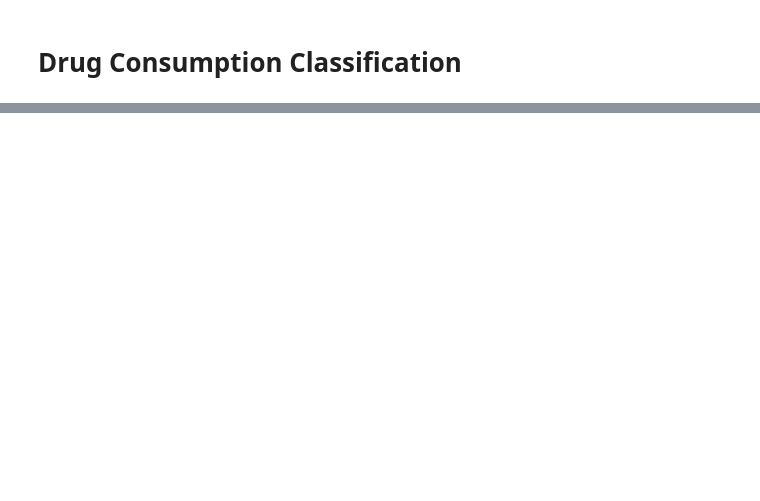
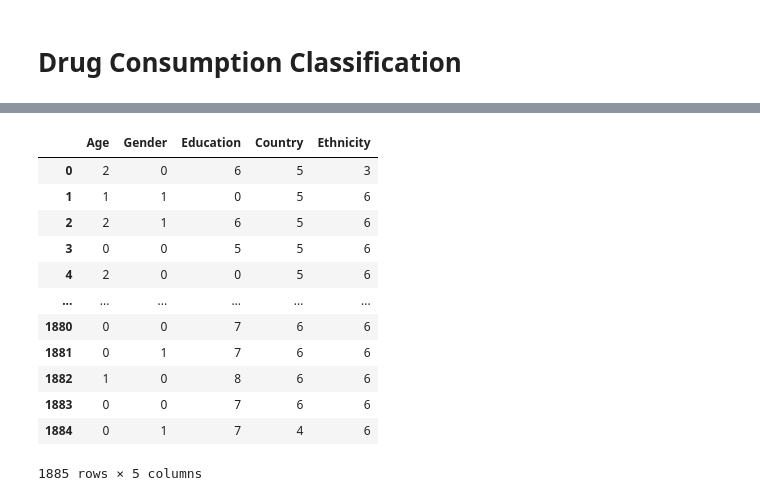
Before and after one commit to vasco-oliv/IA_P2, a Jupyter notebook: notebook.ipynb, the cells around one changed output, grey strips where cells are left out. Cells and saved outputs as stored; diff of their text form; code cells hidden in the pictures; blank space fills up the shorter version.

```diff
--- a/notebook.ipynb
+++ b/notebook.ipynb
@@ -172,0 +154,28 @@ for col in dataset.columns:
+# %%
+from sklearn.preprocessing import OneHotEncoder, LabelEncoder
+
+# Assuming 'X' is your dataset and 'nominal_columns' is a list of column names to be encoded
+nominal_columns = ['Age', 'Gender', 'Education', 'Country', 'Ethnicity']
+# One-Hot Encoding
+onehot_encoder = OneHotEncoder(sparse_output=False)
+onehot_encoded = onehot_encoder.fit_transform(dataset[nominal_columns])
+
+# Label Encoding
+label_encoder = LabelEncoder()
+label_encoded = dataset[nominal_columns].apply(label_encoder.fit_transform)
+# %%
+label_encoded
+# %% [output]
+|  | Age | Gender | Education | Country | Ethnicity |
+| 0 | 2 | 0 | 6 | 5 | 3 |
+| 1 | 1 | 1 | 0 | 5 | 6 |
+| 2 | 2 | 1 | 6 | 5 | 6 |
+| 3 | 0 | 0 | 5 | 5 | 6 |
+| 4 | 2 | 0 | 0 | 5 | 6 |
+| ... | ... | ... | ... | ... | ... |
+| 1880 | 0 | 0 | 7 | 6 | 6 |
+| 1881 | 0 | 1 | 7 | 6 | 6 |
+| 1882 | 1 | 0 | 8 | 6 | 6 |
+| 1883 | 0 | 0 | 7 | 6 | 6 |
+| 1884 | 0 | 1 | 7 | 4 | 6 |
+1885 rows × 5 columns
```
Also changed, not shown: parts of 10 cells of this notebook.
